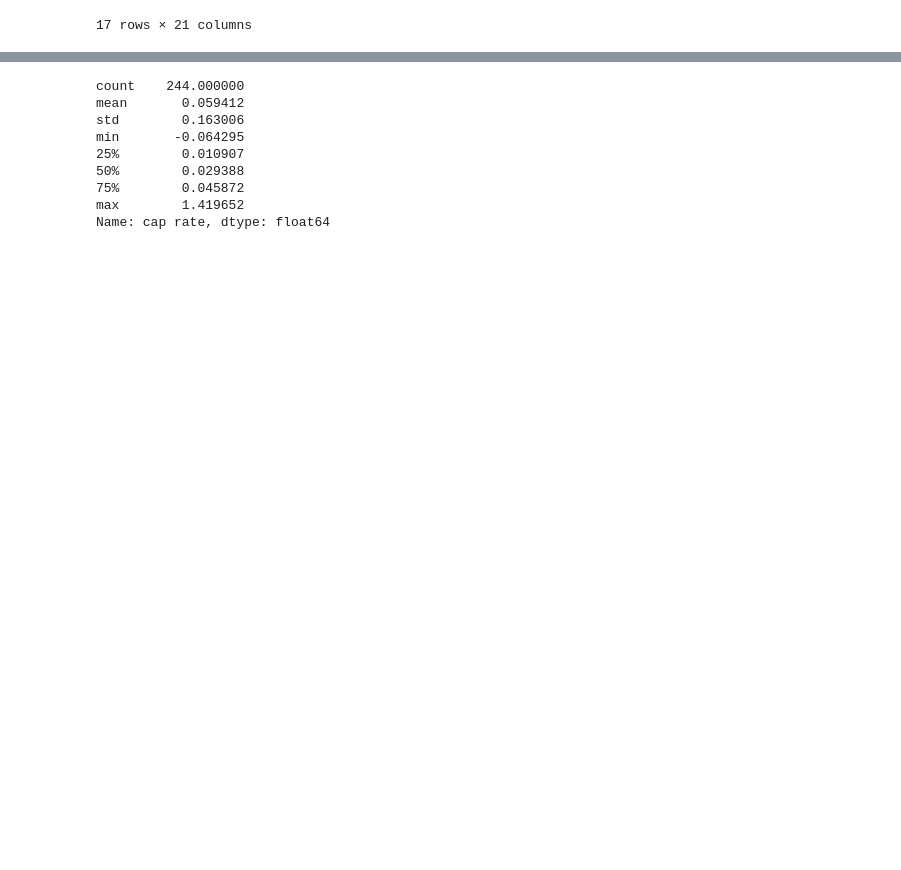
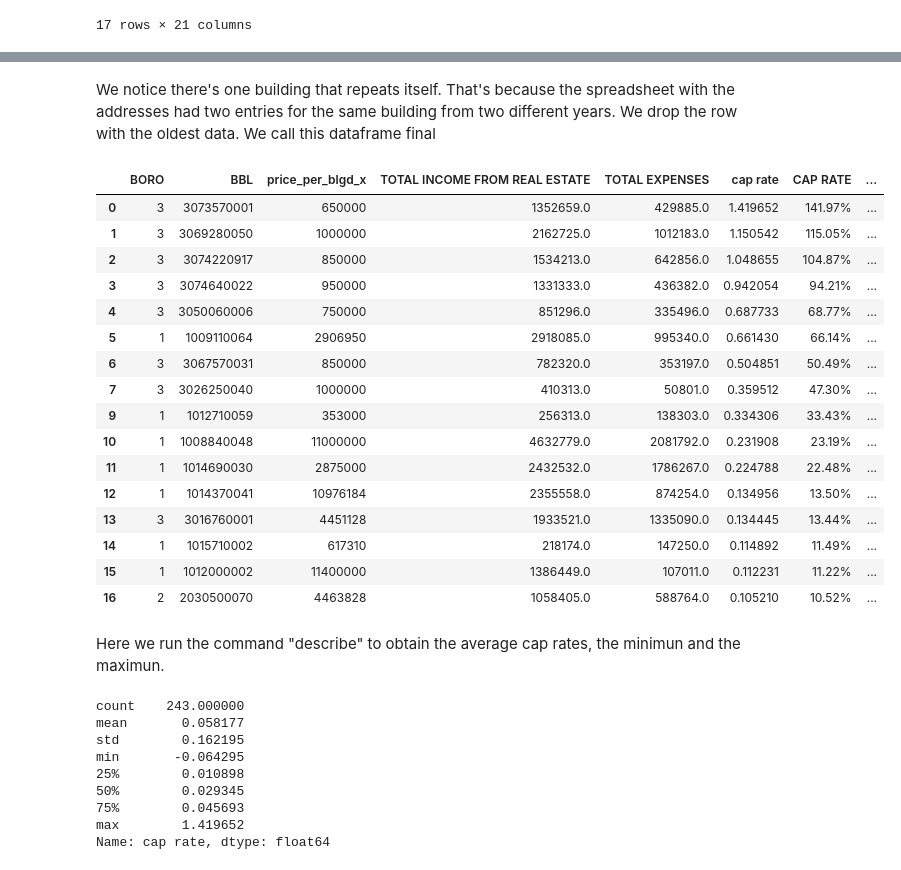
Before and after one commit to impusehgal/landlord-project, a Jupyter notebook: notebooks/101023_Fall Analysis.ipynb, the cells around one changed output, grey strips where cells are left out. Cells and saved outputs as stored; diff of their text form; code cells hidden in the pictures; blank space fills up the shorter version.

```diff
--- a/notebooks/101023_Fall Analysis.ipynb
+++ b/notebooks/101023_Fall Analysis.ipynb
@@ -312,12 +355,38 @@ Here we run the command "describe" to obtain the average cap rates, the minimun
+# %% [markdown]
+We notice there's one building that repeats itself. That's because the spreadsheet with the addresses had two entries for the same building from two different years. We drop the row with the oldest data. We call this dataframe final
+# %%
+final=refined.drop([8])
+# %%
+final.head(16)
+# %% [output]
+|  | BORO | BBL | price_per_blgd_x | TOTAL INCOME FROM REAL ESTATE | TOTAL EXPENSES | cap rate | CAP RATE | ... |
+| 0 | 3 | 3073570001 | 650000 | 1352659.0 | 429885.0 | 1.419652 | 141.97% | ... |
+| 1 | 3 | 3069280050 | 1000000 | 2162725.0 | 1012183.0 | 1.150542 | 115.05% | ... |
+| 2 | 3 | 3074220917 | 850000 | 1534213.0 | 642856.0 | 1.048655 | 104.87% | ... |
+| 3 | 3 | 3074640022 | 950000 | 1331333.0 | 436382.0 | 0.942054 | 94.21% | ... |
+| 4 | 3 | 3050060006 | 750000 | 851296.0 | 335496.0 | 0.687733 | 68.77% | ... |
+| 5 | 1 | 1009110064 | 2906950 | 2918085.0 | 995340.0 | 0.661430 | 66.14% | ... |
+| 6 | 3 | 3067570031 | 850000 | 782320.0 | 353197.0 | 0.504851 | 50.49% | ... |
+| 7 | 3 | 3026250040 | 1000000 | 410313.0 | 50801.0 | 0.359512 | 47.30% | ... |
+| 9 | 1 | 1012710059 | 353000 | 256313.0 | 138303.0 | 0.334306 | 33.43% | ... |
+| 10 | 1 | 1008840048 | 11000000 | 4632779.0 | 2081792.0 | 0.231908 | 23.19% | ... |
+| 11 | 1 | 1014690030 | 2875000 | 2432532.0 | 1786267.0 | 0.224788 | 22.48% | ... |
+| 12 | 1 | 1014370041 | 10976184 | 2355558.0 | 874254.0 | 0.134956 | 13.50% | ... |
+| 13 | 3 | 3016760001 | 4451128 | 1933521.0 | 1335090.0 | 0.134445 | 13.44% | ... |
+| 14 | 1 | 1015710002 | 617310 | 218174.0 | 147250.0 | 0.114892 | 11.49% | ... |
+| 15 | 1 | 1012000002 | 11400000 | 1386449.0 | 107011.0 | 0.112231 | 11.22% | ... |
+| 16 | 2 | 2030500070 | 4463828 | 1058405.0 | 588764.0 | 0.105210 | 10.52% | ... |
+# %% [markdown]
+Here we run the command "describe" to obtain the average cap rates, the minimun and the maximun.
 # %%
-combine["cap rate"].describe()
+final["cap rate"].describe()
 # %% [output]
-count    244.000000
-mean       0.059412
-std        0.163006
+count    243.000000
+mean       0.058177
+std        0.162195
 min       -0.064295
-25%        0.010907
-50%        0.029388
-75%        0.045872
+25%        0.010898
+50%        0.029345
+75%        0.045693
 max        1.419652
 Name: cap rate, dtype: float64
```
Also changed, not shown: parts of 45 cells of this notebook, 1 other file.
